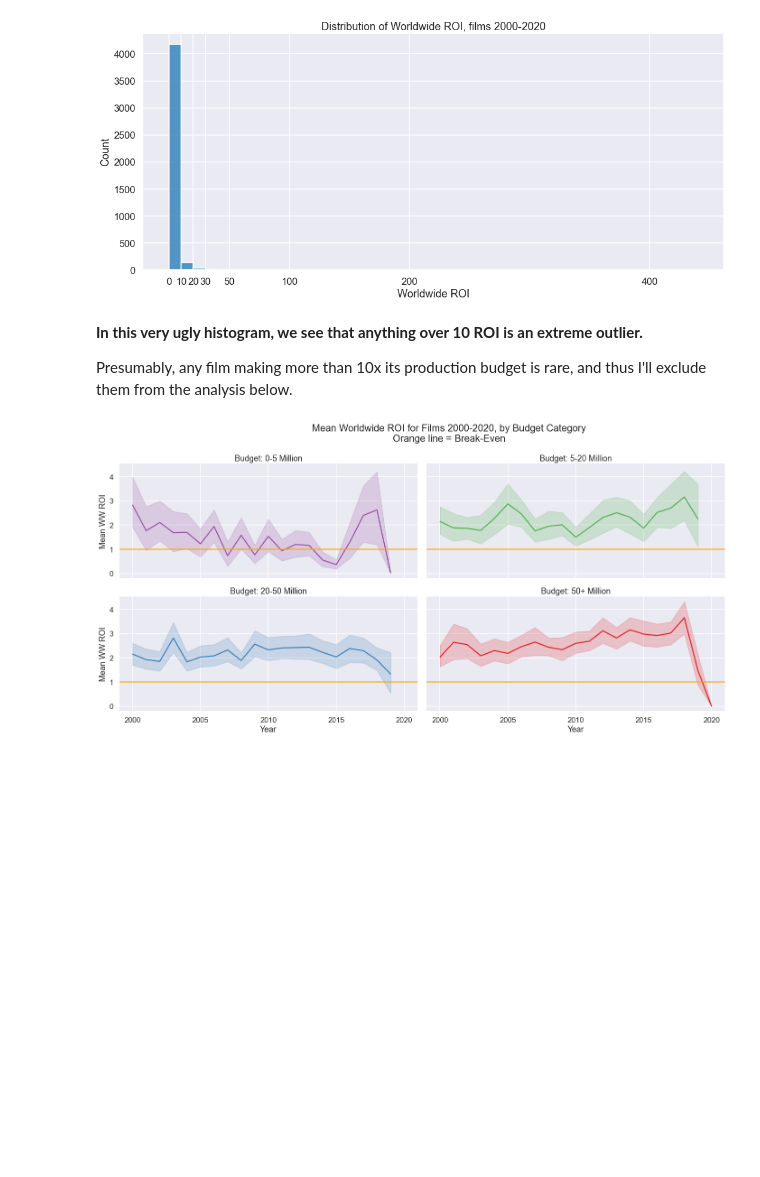
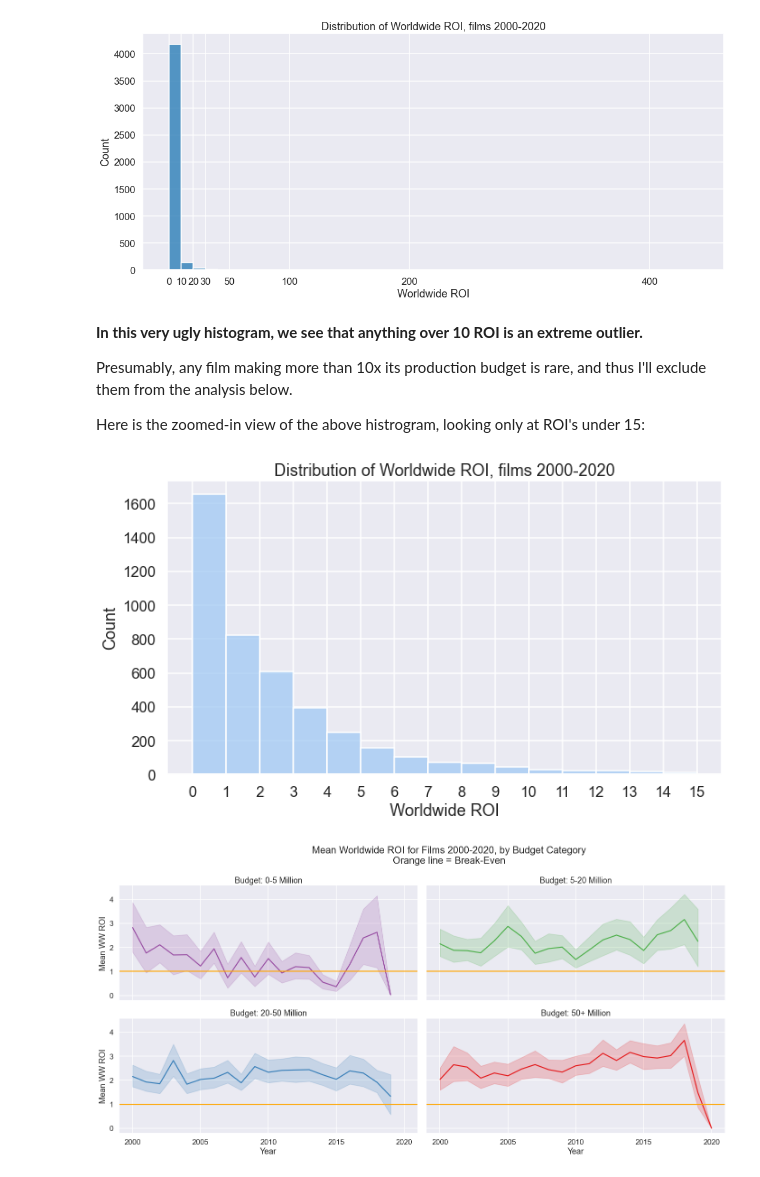
Before and after one commit to willcd/dsc-mod-1-project-v2-1-online-ds-sp-000, a Jupyter notebook: student.ipynb, the cells around one changed output. Saved outputs shown, nothing was run; the diff lists cells and outputs as text; code cells hidden in the pictures; blank space fills up the shorter version.

Commit message:
added 2nd histogram

```diff
--- a/student.ipynb
+++ b/student.ipynb
@@ -366,6 +366,18 @@ See the caveats in the documentation: https://pandas.pydata.org/pandas-docs/stab
 **In this very ugly histogram, we see that anything over 10 ROI is an extreme outlier.**
 
 Presumably, any film making more than 10x its production budget is rare, and thus I'll exclude them from the analysis below.
+
+Here is the zoomed-in view of the above histrogram, looking only at ROI's under 15:
+# %%
+fig, ax = plt.subplots(1, 1, figsize=(10, 6))
+g = sns.histplot(data=df2[df2['ww_return'] < 15], x='ww_return', binwidth=1)
+g.set_xticks(list(range(0,16)))
+g.set_xlabel('Worldwide ROI')
+g.set_title('Distribution of Worldwide ROI, films 2000-2020')
+plt.tight_layout()
+#fig.savefig('Figure_2x.png');
+# %% [output]
+[figure, added]
 # %%
 # Remove outliers
 no_outliers = df2[df2['ww_return'] <= 10]
```
Also changed, not shown: parts of 2 cells of this notebook, 1 other file.
